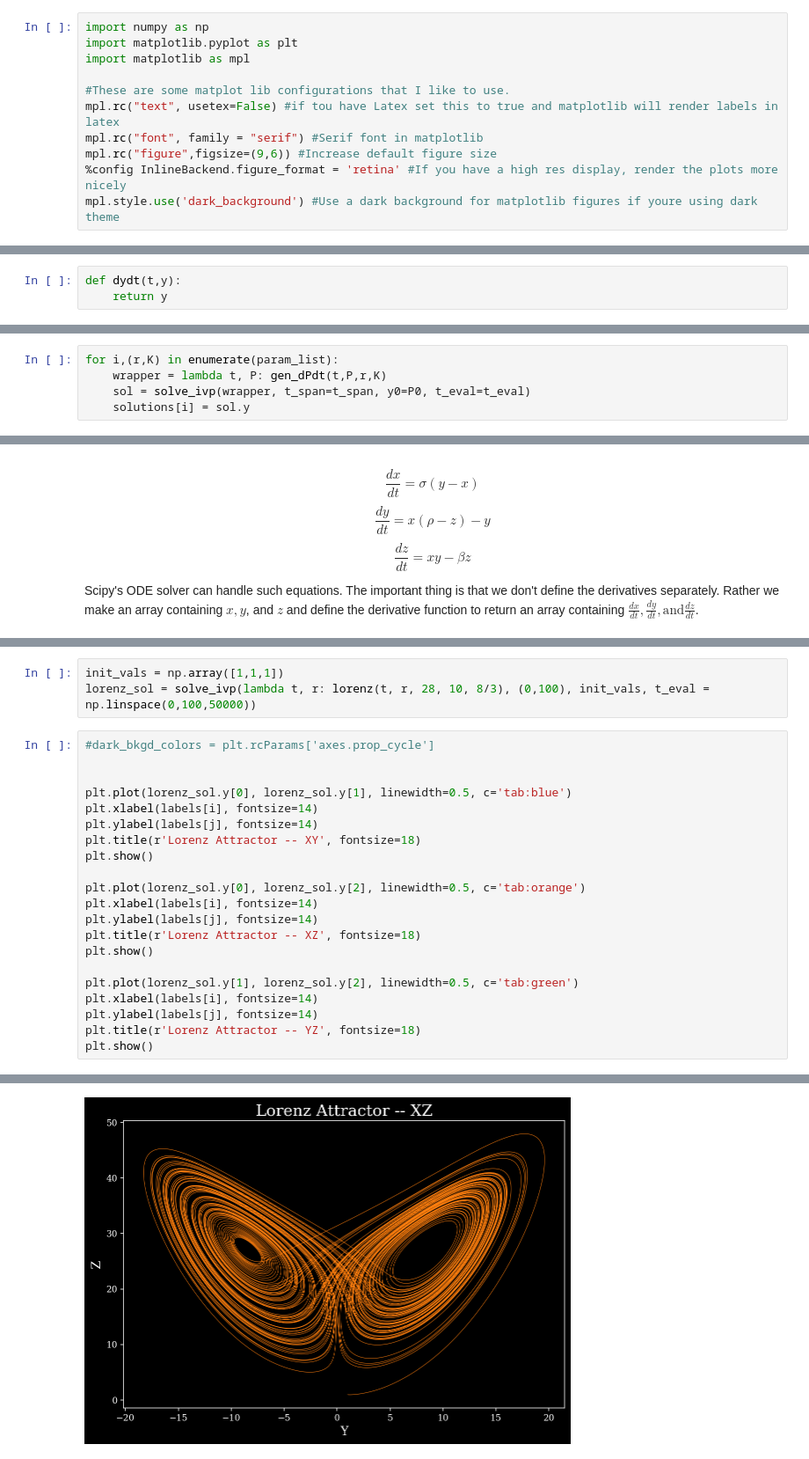
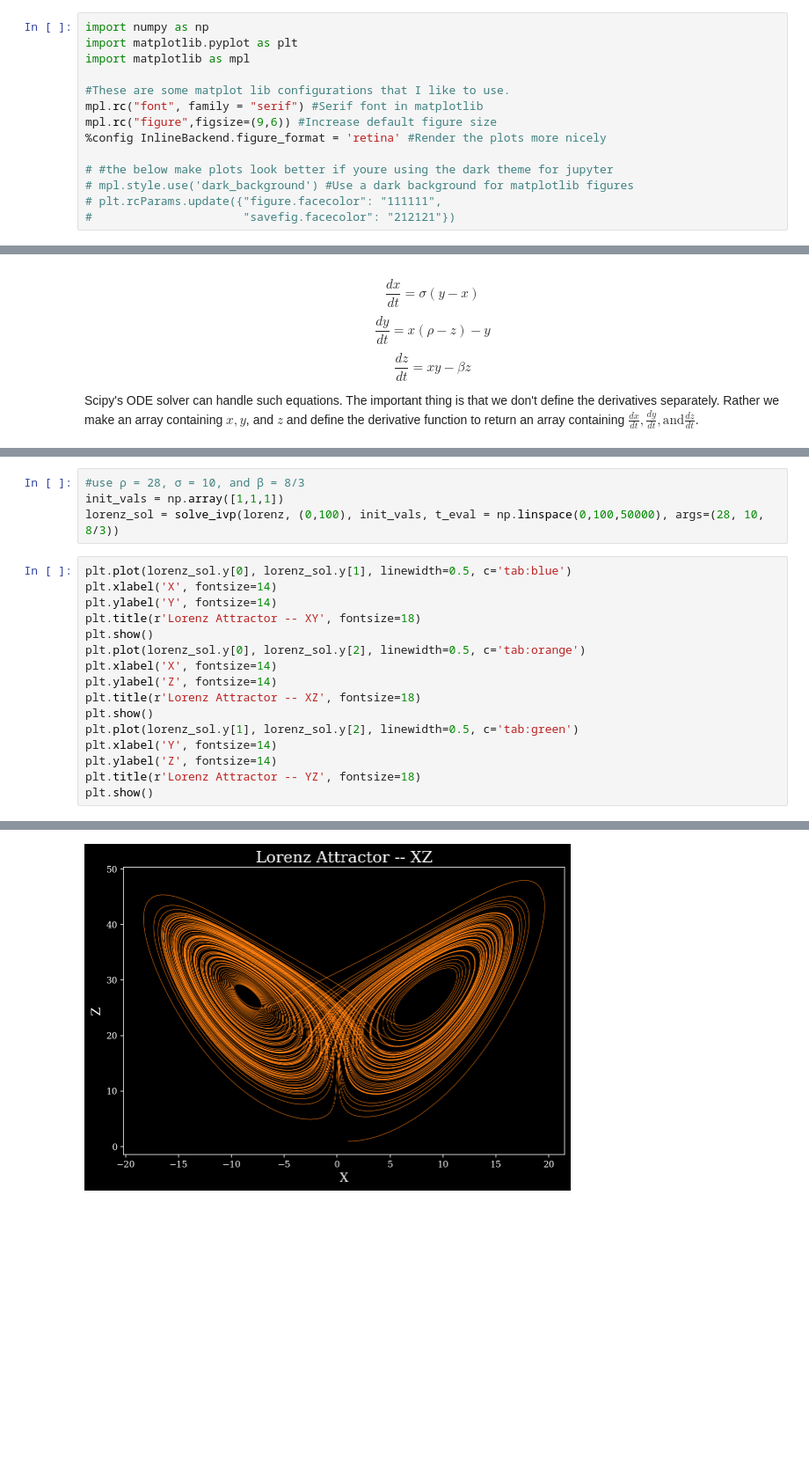
Before and after one commit to Hekstra-Lab/scientific-python-bootcamp, a Jupyter notebook: day2/day2.ipynb, the cells around one changed output, grey strips where cells are left out. Shown at 88% size. Cells and saved outputs as stored; diff of their text form; blank space fills up the shorter version.

```diff
--- a/day2/day2.ipynb
+++ b/day2/day2.ipynb
@@ -14,11 +15,14 @@ import matplotlib.pyplot as plt
 import matplotlib as mpl
 
 #These are some matplot lib configurations that I like to use.
-mpl.rc("text", usetex=False) #if tou have Latex set this to true and matplotlib will render labels in latex
 mpl.rc("font", family = "serif") #Serif font in matplotlib
 mpl.rc("figure",figsize=(9,6)) #Increase default figure size
-%config InlineBackend.figure_format = 'retina' #If you have a high res display, render the plots more nicely
-mpl.style.use('dark_background') #Use a dark background for matplotlib figures if youre using dark theme
+%config InlineBackend.figure_format = 'retina' #Render the plots more nicely
+
+# #the below make plots look better if youre using the dark theme for jupyter
+# mpl.style.use('dark_background') #Use a dark background for matplotlib figures
+# plt.rcParams.update({"figure.facecolor": "111111",
+#                      "savefig.facecolor": "212121"})
 # %% [markdown]
 ### Warmup: Plot a function
 
@@ -91,6 +91,3 @@ from scipy.integrate import solve_ivp
 solve_ivp()
 # %% [output]
 TypeError: solve_ivp() missing 3 required positional arguments: 'fun', 't_span', and 'y0'
-# %%
-def dydt(t,y):
-    return y
@@ -141,5 +152,0 @@ solutions = np.zeros(( param_list.shape[0], t_eval.shape[0]))
-# %%
-for i,(r,K) in enumerate(param_list):
-    wrapper = lambda t, P: gen_dPdt(t,P,r,K)
-    sol = solve_ivp(wrapper, t_span=t_span, y0=P0, t_eval=t_eval)
-    solutions[i] = sol.y
@@ -169,27 +172,23 @@ def lorenz(t, r, rho, sigma, beta):
     dzdt = x*y-beta*z
     return np.array([dxdt, dydt, dzdt])
 # %%
+#use ρ = 28, σ = 10, and β = 8/3
 init_vals = np.array([1,1,1])
-lorenz_sol = solve_ivp(lambda t, r: lorenz(t, r, 28, 10, 8/3), (0,100), init_vals, t_eval = np.linspace(0,100,50000))
+lorenz_sol = solve_ivp(lorenz, (0,100), init_vals, t_eval = np.linspace(0,100,50000), args=(28, 10, 8/3))
 # %%
-#dark_bkgd_colors = plt.rcParams['axes.prop_cycle']
-
-
 plt.plot(lorenz_sol.y[0], lorenz_sol.y[1], linewidth=0.5, c='tab:blue')
-plt.xlabel(labels[i], fontsize=14)
-plt.ylabel(labels[j], fontsize=14)
+plt.xlabel('X', fontsize=14)
+plt.ylabel('Y', fontsize=14)
 plt.title(r'Lorenz Attractor -- XY', fontsize=18)
 plt.show()
-
 plt.plot(lorenz_sol.y[0], lorenz_sol.y[2], linewidth=0.5, c='tab:orange')
-plt.xlabel(labels[i], fontsize=14)
-plt.ylabel(labels[j], fontsize=14)
+plt.xlabel('X', fontsize=14)
+plt.ylabel('Z', fontsize=14)
 plt.title(r'Lorenz Attractor -- XZ', fontsize=18)
 plt.show()
-
 plt.plot(lorenz_sol.y[1], lorenz_sol.y[2], linewidth=0.5, c='tab:green')
-plt.xlabel(labels[i], fontsize=14)
-plt.ylabel(labels[j], fontsize=14)
+plt.xlabel('Y', fontsize=14)
+plt.ylabel('Z', fontsize=14)
 plt.title(r'Lorenz Attractor -- YZ', fontsize=18)
 plt.show()
 # %% [output]
@@ -197 +196 @@ plt.show()
-[figure, old version]
+[figure, new version]
```
Also changed, not shown: parts of 58 cells of this notebook.
